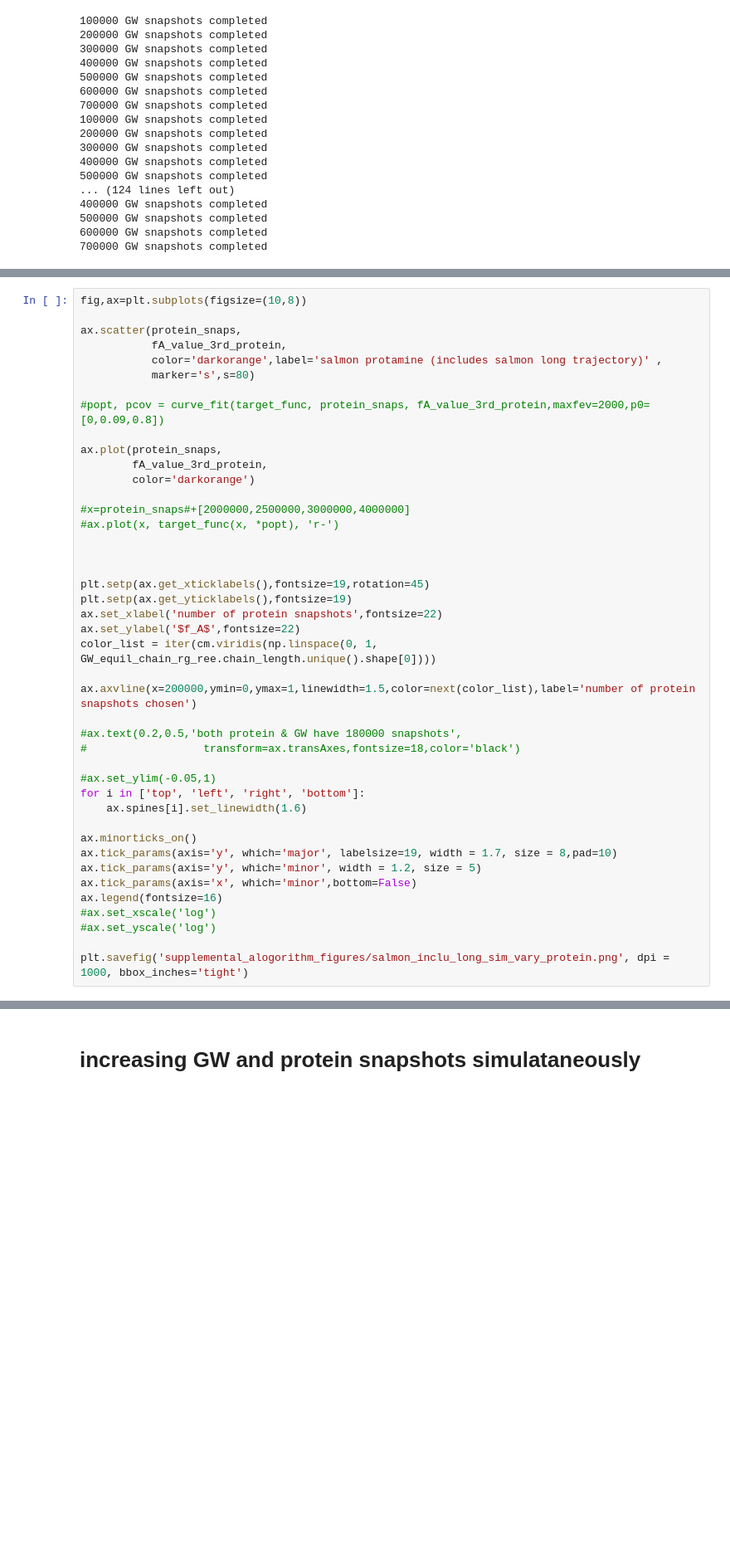
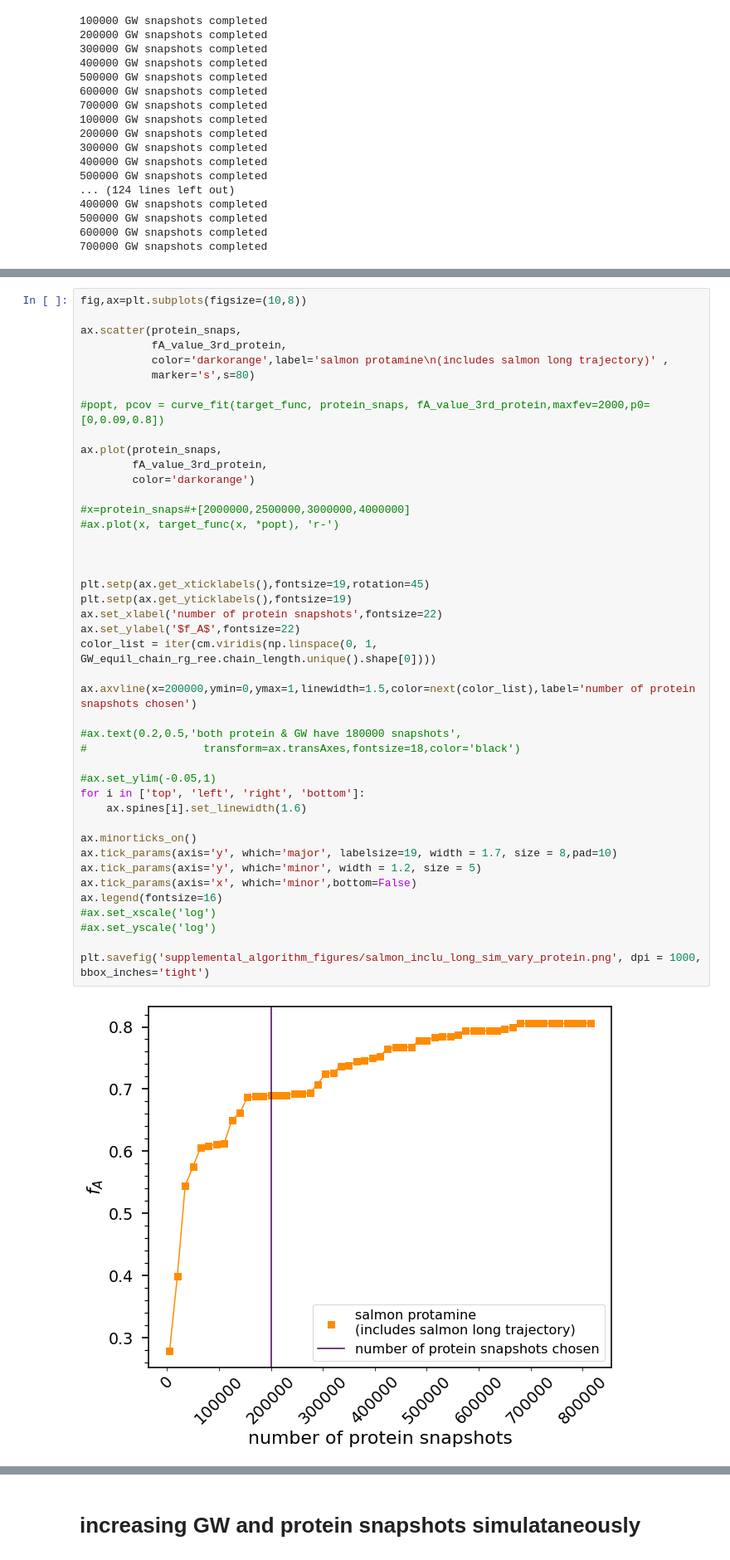
Before and after one commit to hshadman/disordered_protein_polymer_chain_theory, a Jupyter notebook: summary_SAW_RW/Jesse_definition_new_fA_3rd(2ndJupyter).ipynb, the cells around one changed output, grey strips where cells are left out. Shown at 83% size. Saved outputs shown, nothing was run; the diff lists cells and outputs as text; blank space fills up the shorter version.

```diff
--- a/summary_SAW_RW/Jesse_definition_new_fA_3rd(2ndJupyter).ipynb
+++ b/summary_SAW_RW/Jesse_definition_new_fA_3rd(2ndJupyter).ipynb
@@ -5735,7 +5775,7 @@ fig,ax=plt.subplots(figsize=(10,8))
 
 ax.scatter(protein_snaps,
            fA_value_3rd_protein,
-           color='darkorange',label='salmon protamine (includes salmon long trajectory)' ,
+           color='darkorange',label='salmon protamine\n(includes salmon long trajectory)' ,
            marker='s',s=80)
 
 #popt, pcov = curve_fit(target_func, protein_snaps, fA_value_3rd_protein,maxfev=2000,p0=[0,0.09,0.8])
@@ -5745,34 +5785,36 @@ ax.plot(protein_snaps,
         color='darkorange')
 
 #x=protein_snaps#+[2000000,2500000,3000000,4000000]
 #ax.plot(x, target_func(x, *popt), 'r-')
 
 
 
 plt.setp(ax.get_xticklabels(),fontsize=19,rotation=45)
 plt.setp(ax.get_yticklabels(),fontsize=19)
 ax.set_xlabel('number of protein snapshots',fontsize=22)
 ax.set_ylabel('$f_A$',fontsize=22)
 color_list = iter(cm.viridis(np.linspace(0, 1, GW_equil_chain_rg_ree.chain_length.unique().shape[0])))
 
 ax.axvline(x=200000,ymin=0,ymax=1,linewidth=1.5,color=next(color_list),label='number of protein snapshots chosen')
 
 #ax.text(0.2,0.5,'both protein & GW have 180000 snapshots',
 #                  transform=ax.transAxes,fontsize=18,color='black')
 
 #ax.set_ylim(-0.05,1)
 for i in ['top', 'left', 'right', 'bottom']:
     ax.spines[i].set_linewidth(1.6)
 
 ax.minorticks_on()
 ax.tick_params(axis='y', which='major', labelsize=19, width = 1.7, size = 8,pad=10)
 ax.tick_params(axis='y', which='minor', width = 1.2, size = 5)
 ax.tick_params(axis='x', which='minor',bottom=False)
 ax.legend(fontsize=16)
 #ax.set_xscale('log')
 #ax.set_yscale('log')
 
-plt.savefig('supplemental_alogorithm_figures/salmon_inclu_long_sim_vary_protein.png', dpi = 1000, bbox_inches='tight')
+plt.savefig('supplemental_algorithm_figures/salmon_inclu_long_sim_vary_protein.png', dpi = 1000, bbox_inches='tight')
+# %% [output]
+[figure, added]
 # %%
 #after definition changed
 protein_snaps=[]
```
Also changed, not shown: parts of 6 cells of this notebook, 3 other files.
